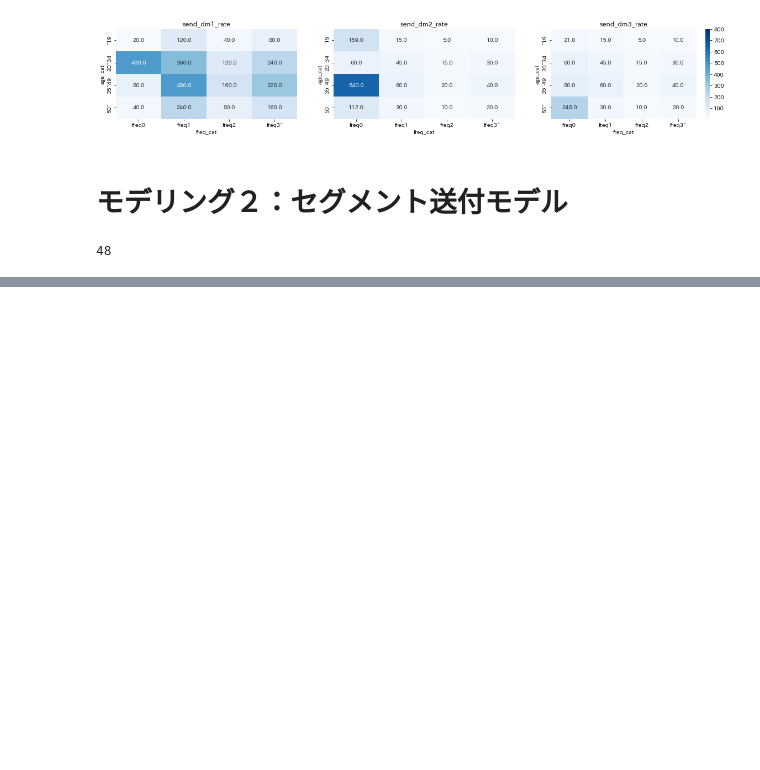
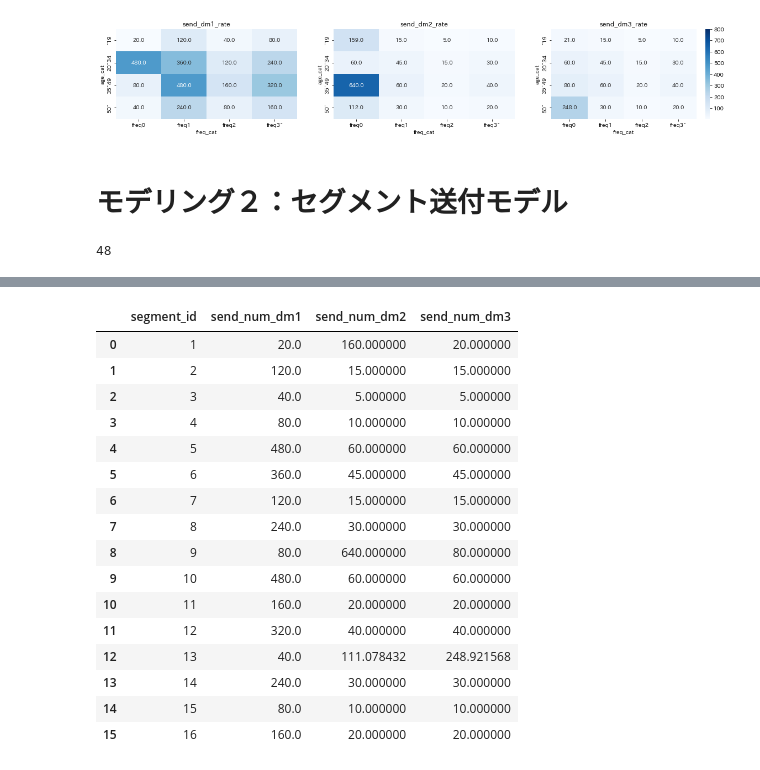
Before and after one commit to HiroshiATakano/VSCode2, a Jupyter notebook: 数理最適化.ipynb, the cells around one changed output, grey strips where cells are left out. Drawn from its saved outputs; the diff is of its cells as text; code cells hidden in the pictures; blank space fills up the shorter version.

```diff
--- a/数理最適化.ipynb
+++ b/数理最適化.ipynb
@@ -558,0 +591,20 @@ shape: (5, 3)
+# %%
+seg_send_df[['segment_id','send_num_dm1','send_num_dm2','send_num_dm3']]
+# %% [output]
+|  | segment_id | send_num_dm1 | send_num_dm2 | send_num_dm3 |
+| 0 | 1 | 20.0 | 160.000000 | 20.000000 |
+| 1 | 2 | 120.0 | 15.000000 | 15.000000 |
+| 2 | 3 | 40.0 | 5.000000 | 5.000000 |
+| 3 | 4 | 80.0 | 10.000000 | 10.000000 |
+| 4 | 5 | 480.0 | 60.000000 | 60.000000 |
+| 5 | 6 | 360.0 | 45.000000 | 45.000000 |
+| 6 | 7 | 120.0 | 15.000000 | 15.000000 |
+| 7 | 8 | 240.0 | 30.000000 | 30.000000 |
+| 8 | 9 | 80.0 | 640.000000 | 80.000000 |
+| 9 | 10 | 480.0 | 60.000000 | 60.000000 |
+| 10 | 11 | 160.0 | 20.000000 | 20.000000 |
+| 11 | 12 | 320.0 | 40.000000 | 40.000000 |
+| 12 | 13 | 40.0 | 111.078432 | 248.921568 |
+| 13 | 14 | 240.0 | 30.000000 | 30.000000 |
+| 14 | 15 | 80.0 | 10.000000 | 10.000000 |
+| 15 | 16 | 160.0 | 20.000000 | 20.000000 |
```
Also changed, not shown: parts of 9 cells of this notebook.
